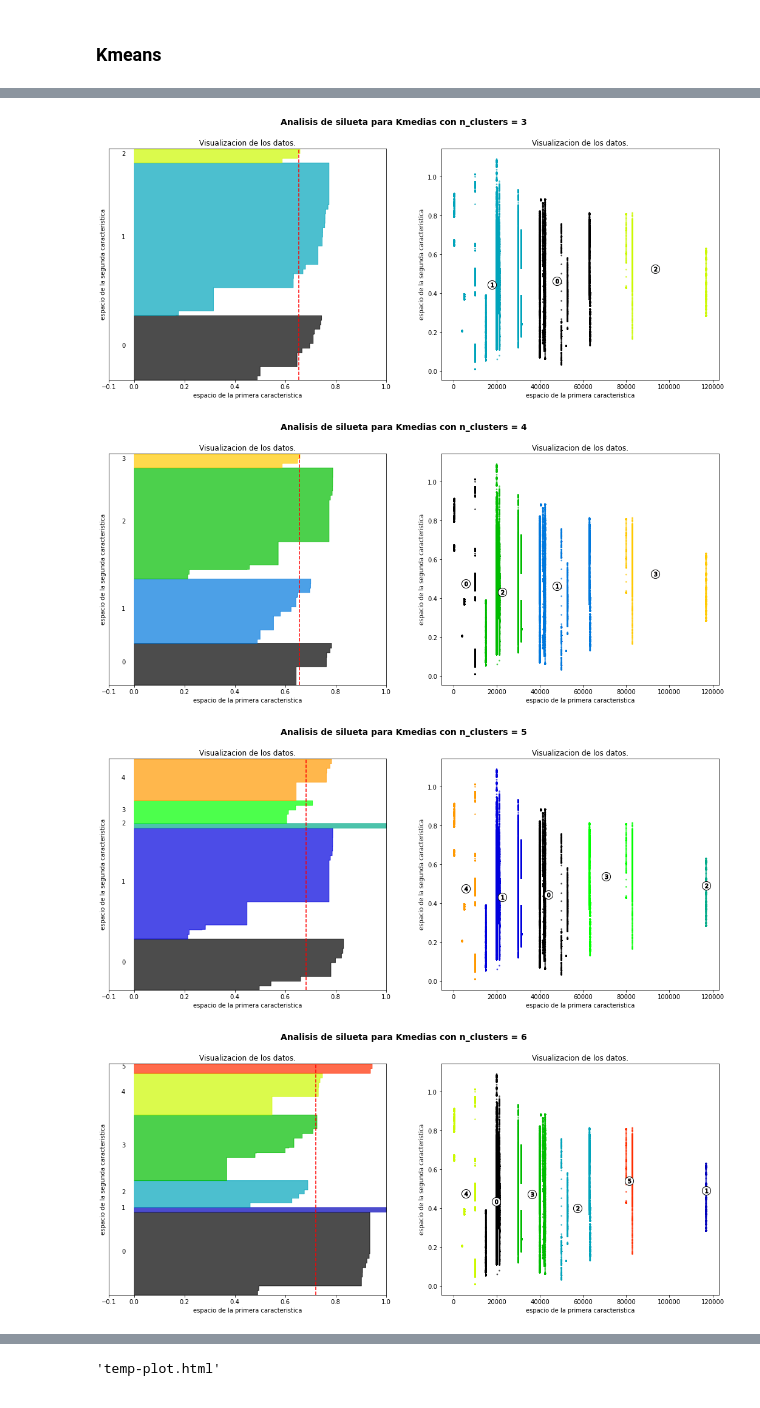
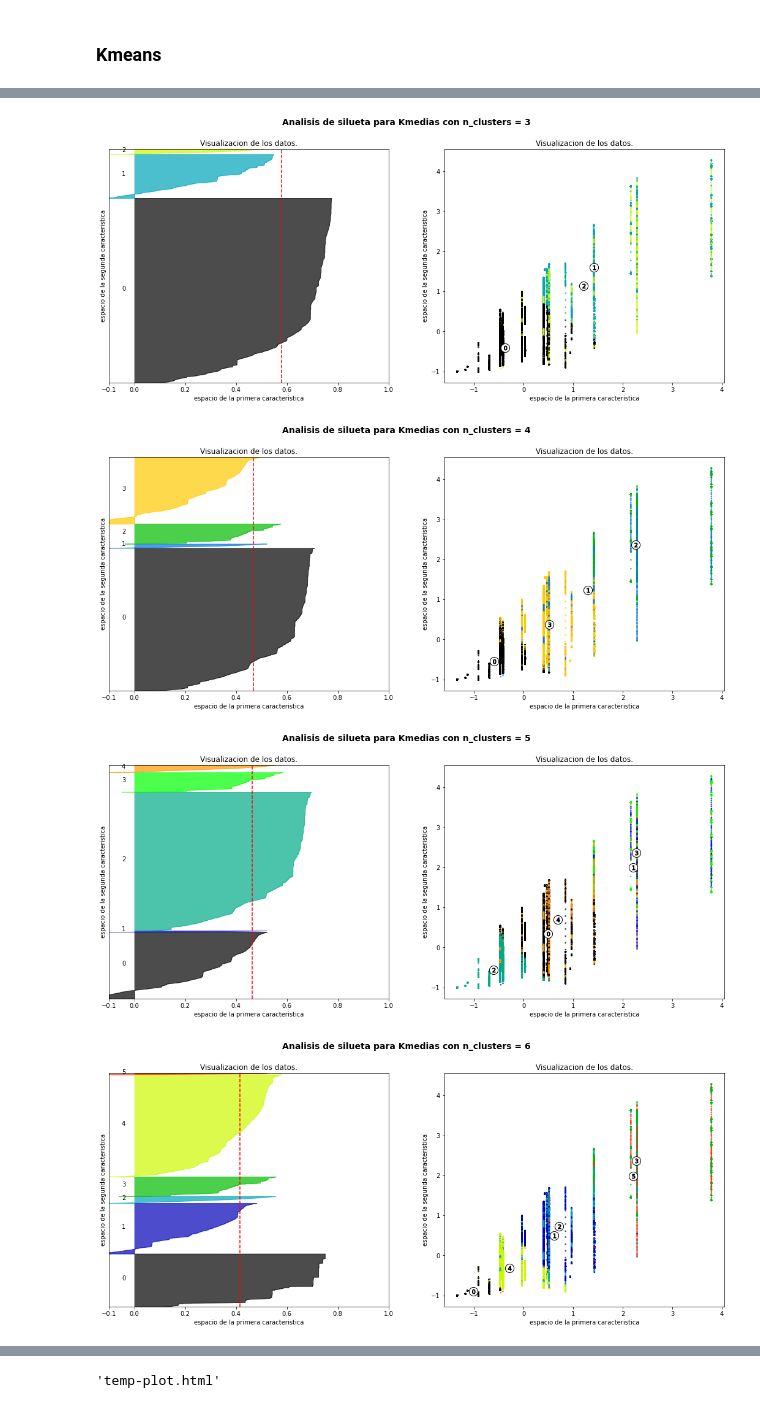
Before and after one commit to laubernaschini/Mentoria, a Jupyter notebook: Entregas/Cintelink_ANS.ipynb, the cells around one changed output, grey strips where cells are left out. Cells and saved outputs as stored; diff of their text form; code cells hidden in the pictures.

```diff
--- a/Entregas/Cintelink_ANS.ipynb
+++ b/Entregas/Cintelink_ANS.ipynb
@@ -21,5 +29,5 @@ from sklearn import metrics
 # %%
-curated_pkl = pd.read_pickle('curated_df.pkl')
+curated_pkl = pd.read_pickle('curated_df_c.pkl')
 # %%
 df=curated_pkl.copy()
 # %%
@@ -136,7 +144,7 @@ df_fil.id_equipo.value_counts()
 751    2016
 Name: id_equipo, dtype: int64
 # %%
-features=df_fil[["capacidad", "volumen_escl", "consumo_escl"]]
+features=df_fil[["capacidad", "volumen", "consumo"]]
 # %%
 features
 # %% [output]
@@ -166,0 +175,4 @@ sns_plot
+# %%
+scaler = StandardScaler()
+# %%
+features=scaler.fit_transform(features)
@@ -257,7 +303,7 @@ for n_clusters in range_n_clusters:
 
     # 2nd Plot showing the actual clusters formed
     colors = cm.nipy_spectral(cluster_labels.astype(float) / n_clusters)
-    ax2.scatter(X.iloc[:, 0], X.iloc[:, 1], marker='.', s=30, lw=0, alpha=0.7,
+    ax2.scatter(X[:, 0], X[:, 1], marker='.', s=30, lw=0, alpha=0.7,
                 c=colors, edgecolor='k')
 
     # Labeling the clusters
@@ -289,11 +335,11 @@ ax1.plot(list(sse.keys()), list(sse.values()))
 ax1.set_xlabel("Numero of cluster")
 ax1.set_ylabel("Inercia")
 
-clusterer = KMeans(n_clusters=5, random_state=10)
+clusterer = KMeans(n_clusters=4, random_state=10)
 cluster_labels = clusterer.fit_predict(X)
 
 colors = cm.nipy_spectral(cluster_labels.astype(float) / 4)
-ax2.scatter(X.iloc[:, 0], X.iloc[:, 1], marker='.', s=30, lw=0, alpha=0.7,c=colors, edgecolor='k')
+ax2.scatter(X[:, 0], X[:, 1], marker='.', s=30, lw=0, alpha=0.7,c=colors, edgecolor='k')
 
 # Labeling the clusters
 centers = clusterer.cluster_centers_
@@ -320,4 +366,4 @@ Para n_clusters = 6 El silhouette_score promedio es : 0.7201427642397175
-[figure, old version]
+[figure, new version]
-[figure, old version]
+[figure, new version]
-[figure, old version]
+[figure, new version]
-[figure, old version]
+[figure, new version]
```
Also changed, not shown: parts of 47 cells of this notebook.
